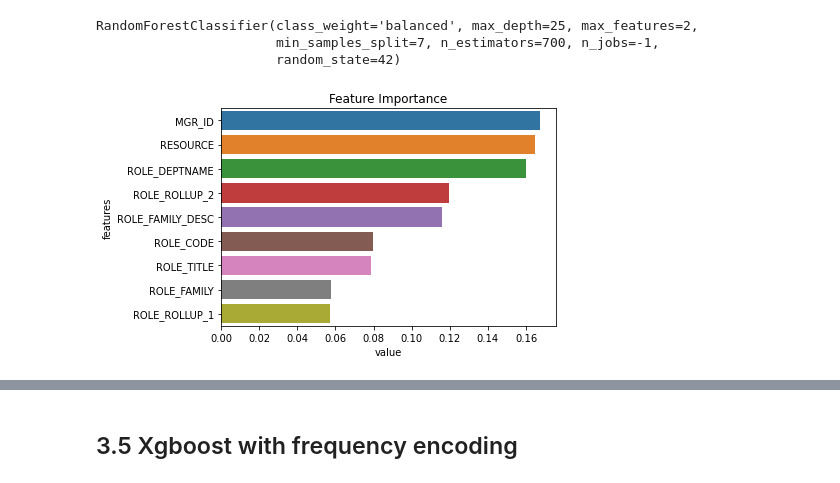
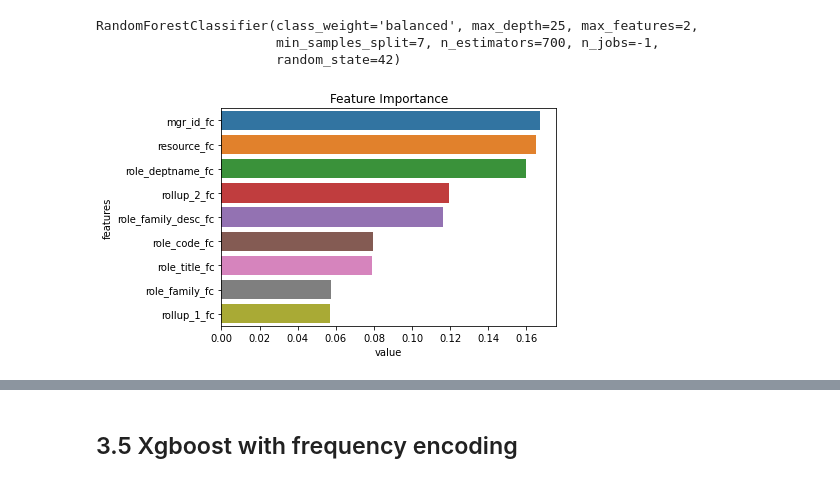
Before and after one commit to mayank171986/Amazon-Employee-Access, a Jupyter notebook: Amazon-Employee-Access-Model.ipynb, the cells around one changed output, grey strips where cells are left out. Drawn from its saved outputs; the diff is of its cells as text; code cells hidden in the pictures.

```diff
--- a/Amazon-Employee-Access-Model.ipynb
+++ b/Amazon-Employee-Access-Model.ipynb
@@ -74,6 +82,9 @@ def print_graph(results, param1, param2, xlabel, ylabel, title='Plot showing the
     plt.title(title);
 # %%
 def get_rf_params():
+    '''
+    Return dictionary of parameters for random forest
+    '''
     params = {
          'n_estimators':[10,20,50,100,200,500,700,1000],
          'max_depth':[1,2,5,10,12,15,20,25],
@@ -84,6 +95,9 @@ def get_rf_params():
     return params
 # %%
 def get_xgb_params():
+    '''
+    Return dictionary of parameters for xgboost
+    '''
     params = {
         'n_estimators': [10,20,50,100,200,500,750,1000],
         'learning_rate': uniform(0.01, 0.6),
@@ -886,14 +987,14 @@ RandomForestClassifier(class_weight='balanced', max_depth=25, max_features=2,
                        min_samples_split=7, n_estimators=700, n_jobs=-1,
                        random_state=42)
 # %%
-features=train_df_rc.columns
+features=train_df_fc.columns
 importance=model.feature_importances_
 features=pd.DataFrame({'features':features,'value':importance})
 features=features.sort_values('value',ascending=False)
 sns.barplot('value','features',data=features);
 plt.title('Feature Importance');
 # %% [output]
-[figure, old version]
+[figure, new version]
 # %%
 predictions = model.predict_proba(test_df_fc)[:,1]
 save_submission(predictions, 'rf_fc.csv')
```
Also changed, not shown: parts of 103 cells of this notebook, 7 other files.
